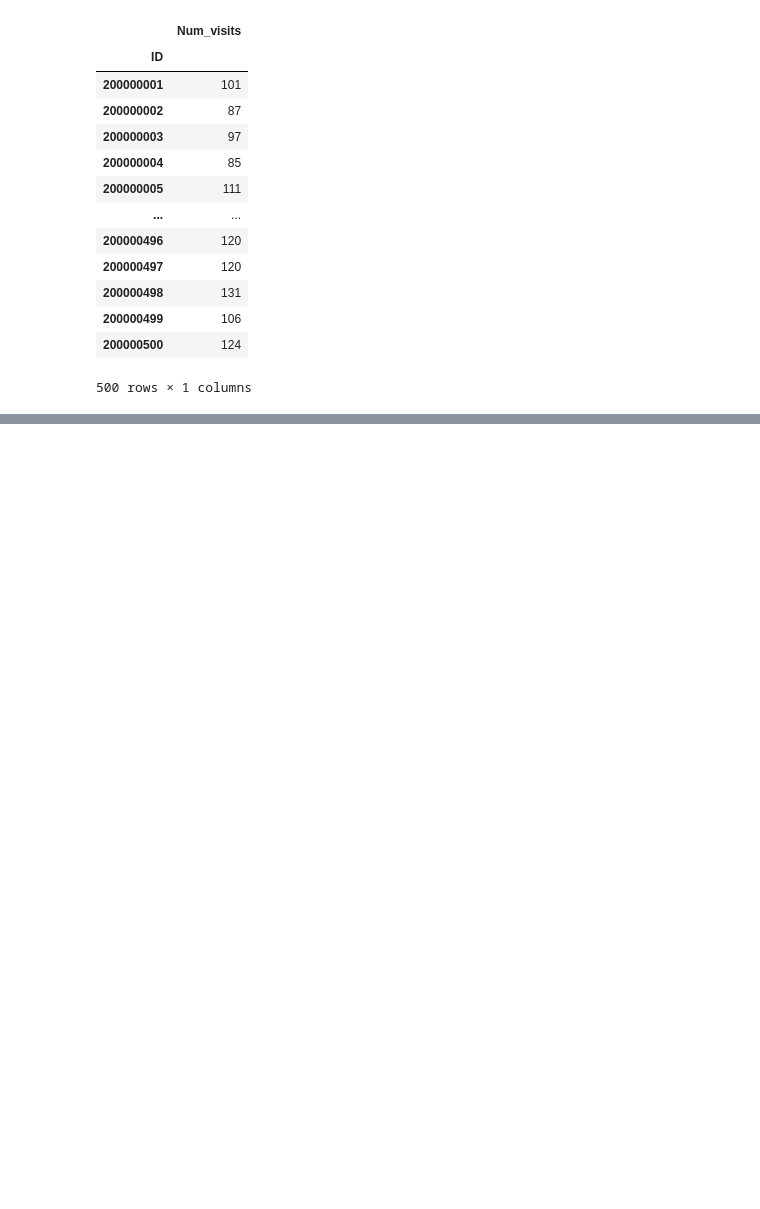
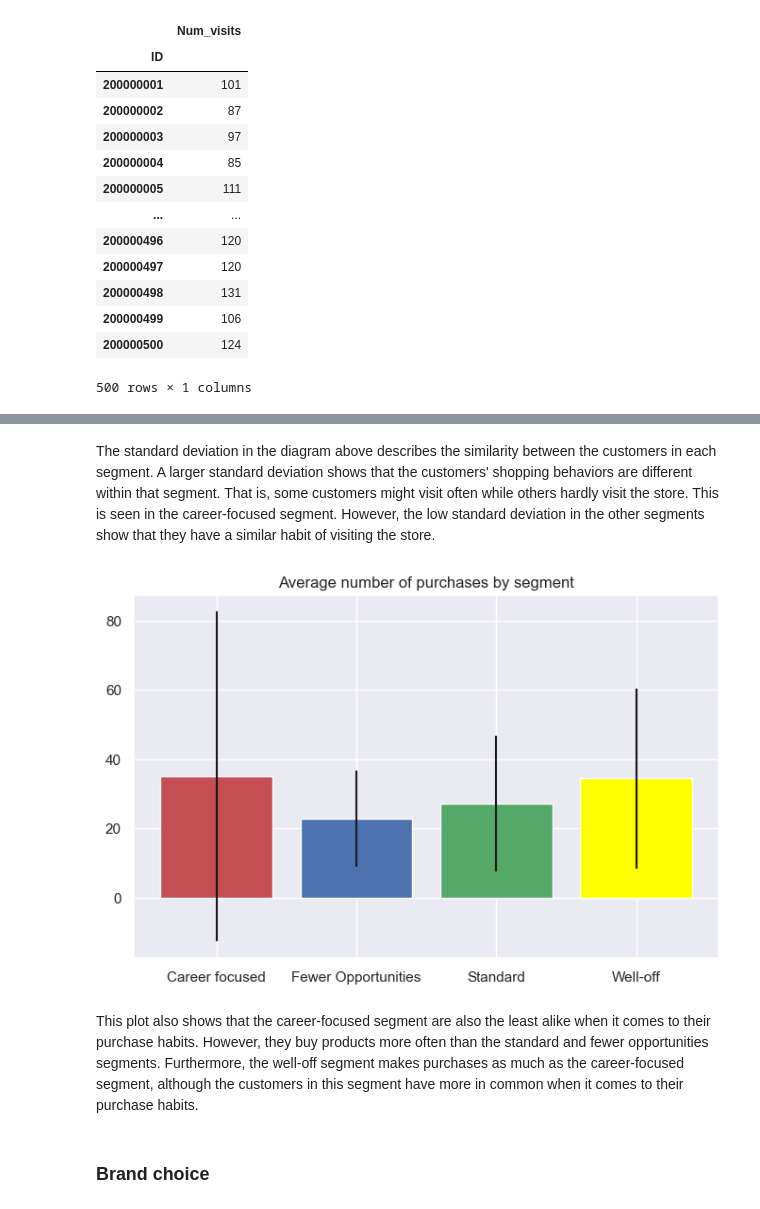
Before and after one commit to FavourAkumute/Customer_segmentation, a Jupyter notebook: Purchase Analytics.ipynb, the cells around one changed output, grey strips where cells are left out. Drawn from its saved outputs; the diff is of its cells as text; code cells hidden in the pictures; blank space fills up the shorter version.

```diff
--- a/Purchase Analytics.ipynb
+++ b/Purchase Analytics.ipynb
@@ -97,0 +248,19 @@ df_cust_vis
+# %% [markdown]
+The standard deviation in the diagram above describes the similarity between the customers in each segment.
+A larger standard deviation shows that the customers' shopping behaviors are different within that segment. That is, some customers might visit often while others hardly visit the store. This is seen in the career-focused segment. However, the low standard deviation in the other segments show that they have a similar habit of visiting the store.
+# %%
+plt.figure(figsize = (8,5))
+plt.bar(x = ['Career focused','Fewer Opportunities','Standard','Well-off'],
+        height = seg_mean['Num_Purchase'],
+        yerr = seg_std['Num_Purchase'],
+        color = ['r','b','g','yellow'])
+plt.title('Average number of purchases by segment')
+plt.show()
+# %% [output]
+[figure, added]
+# %% [markdown]
+This plot also shows that the career-focused segment are also the least alike when it comes to their purchase habits.
+However, they buy products more often than the standard and fewer opportunities segments.
+Furthermore, the well-off segment makes purchases as much as the career-focused segment, although the customers in this segment have more in common when it comes to their purchase habits.
+# %% [markdown]
+### Brand choice
```
Also changed, not shown: parts of 21 cells of this notebook.
